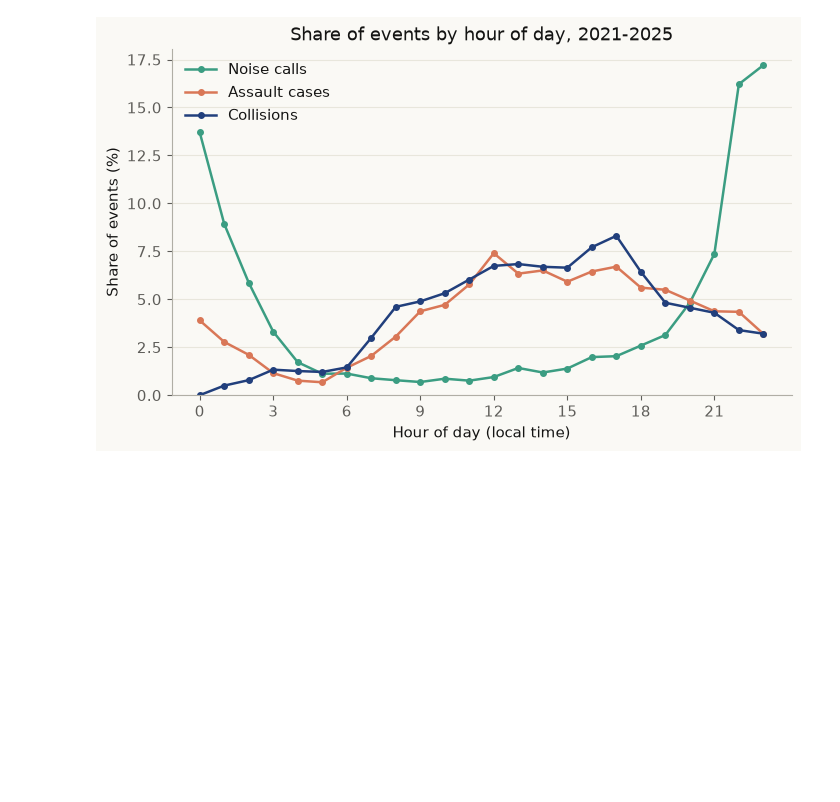
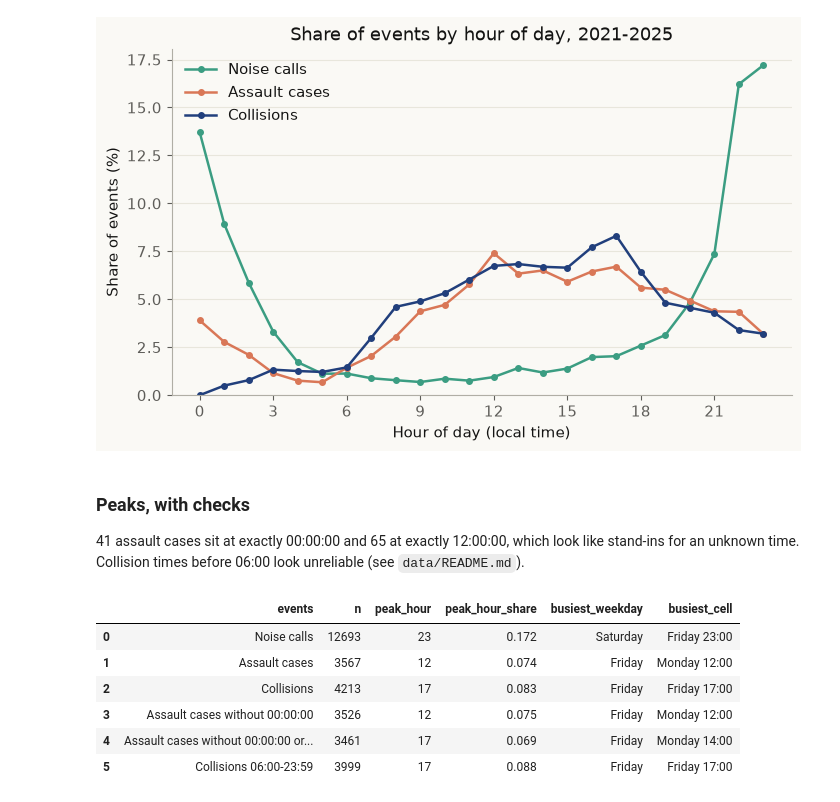
Before and after one commit to UCB-stat159-f26/final-project-team-16, a Jupyter notebook: notebooks/03_clock.ipynb, the cells around one changed output. Saved outputs shown, nothing was run; the diff lists cells and outputs as text; code cells hidden in the pictures; blank space fills up the shorter version.

Commit message:
Check the A2 peaks without midnight assaults and early collisions

```diff
--- a/notebooks/03_clock.ipynb
+++ b/notebooks/03_clock.ipynb
@@ -142,3 +142,49 @@ plot_hourly_profiles(a2_profiles, "Share of events by hour of day, 2021-2025", a
 fig.savefig(figures / "03_a2_hourly_profiles.png")
 # %% [output]
 [figure]
+# %% [markdown]
+### Peaks, with checks
+
+41 assault cases sit at exactly 00:00:00 and 65 at exactly 12:00:00, which look like stand-ins for an unknown time. Collision times before 06:00 look unreliable (see `data/README.md`).
+# %%
+# Checks: assaults without the placeholder times 00:00:00 and
+# 12:00:00 (crime cases pile up at both), and collisions from 06:00 on only
+clock_times = assaults["local_time"].dt.strftime("%H:%M:%S")
+midnight = clock_times.eq("00:00:00")
+placeholder = clock_times.isin(["00:00:00", "12:00:00"])
+a2_checks = {
+    "Assault cases without 00:00:00": timed_hours(assaults.loc[~midnight]),
+    "Assault cases without 00:00:00 or 12:00:00": timed_hours(
+        assaults.loc[~placeholder]
+    ),
+    "Collisions 06:00-23:59": a2_events["Collisions"].query("hour >= 6"),
+}
+
+# One row per event type: size, busiest hour and its share, busiest
+# weekday, and the busiest weekday and hour cell
+peak_rows = []
+for name, events in {**a2_events, **a2_checks}.items():
+    table = hour_weekday_table(events)
+    profile = hourly_profile(events)["all"]
+    weekday, hour = table.stack().idxmax()
+    peak_rows.append(
+        {
+            "events": name,
+            "n": int(table.to_numpy().sum()),
+            "peak_hour": int(profile.idxmax()),
+            "peak_hour_share": round(float(profile.max()), 3),
+            "busiest_weekday": table.sum(axis=1).idxmax(),
+            "busiest_cell": f"{weekday} {hour:02d}:00",
+        }
+    )
+a2_peaks = pd.DataFrame(peak_rows)
+a2_peaks.to_csv(results / "03_a2_peaks.csv", index=False)
+a2_peaks
+# %% [output]
+|  | events | n | peak_hour | peak_hour_share | busiest_weekday | busiest_cell |
+| 0 | Noise calls | 12693 | 23 | 0.172 | Saturday | Friday 23:00 |
+| 1 | Assault cases | 3567 | 12 | 0.074 | Friday | Monday 12:00 |
+| 2 | Collisions | 4213 | 17 | 0.083 | Friday | Friday 17:00 |
+| 3 | Assault cases without 00:00:00 | 3526 | 12 | 0.075 | Friday | Monday 12:00 |
+| 4 | Assault cases without 00:00:00 or... | 3461 | 17 | 0.069 | Friday | Monday 14:00 |
+| 5 | Collisions 06:00-23:59 | 3999 | 17 | 0.088 | Friday | Friday 17:00 |
```
Also changed, not shown: 1 other file.
